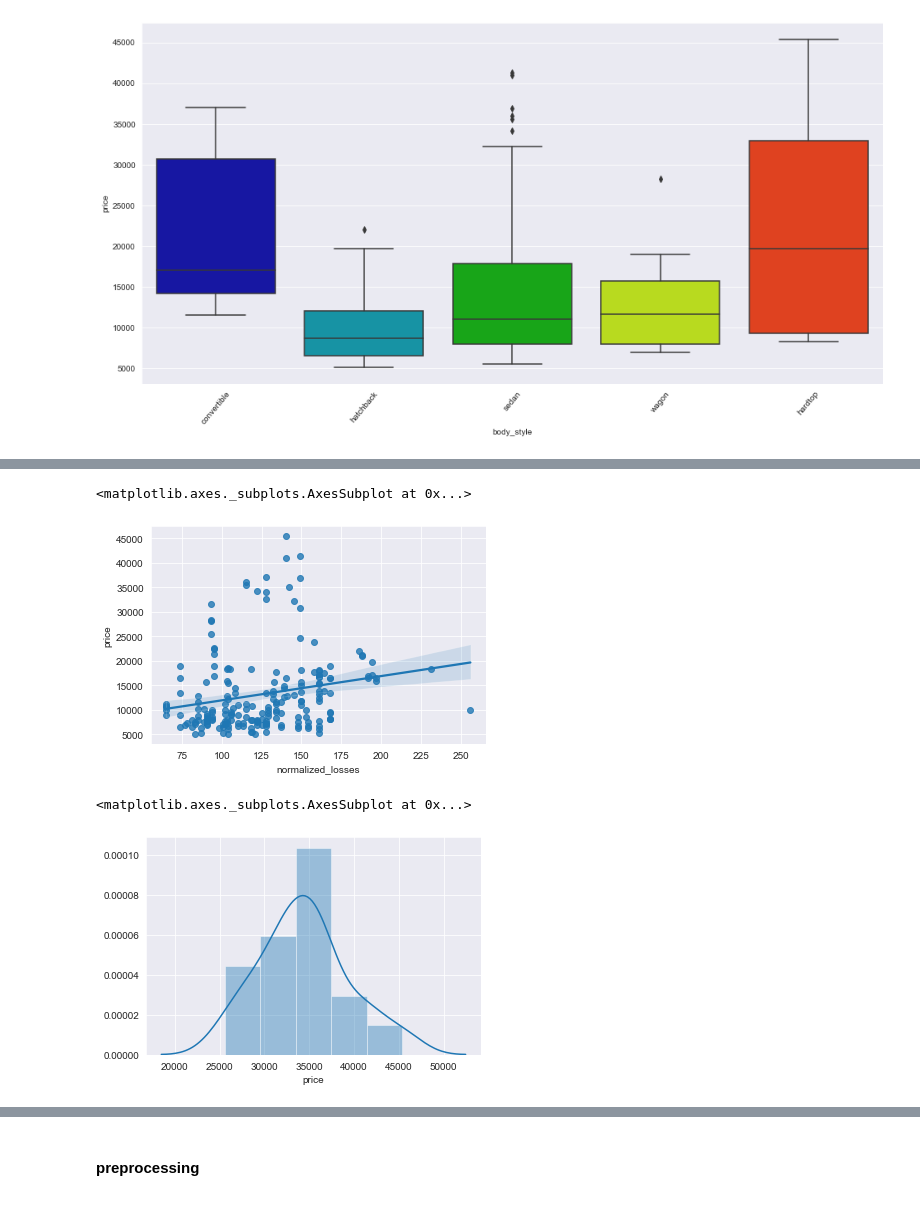
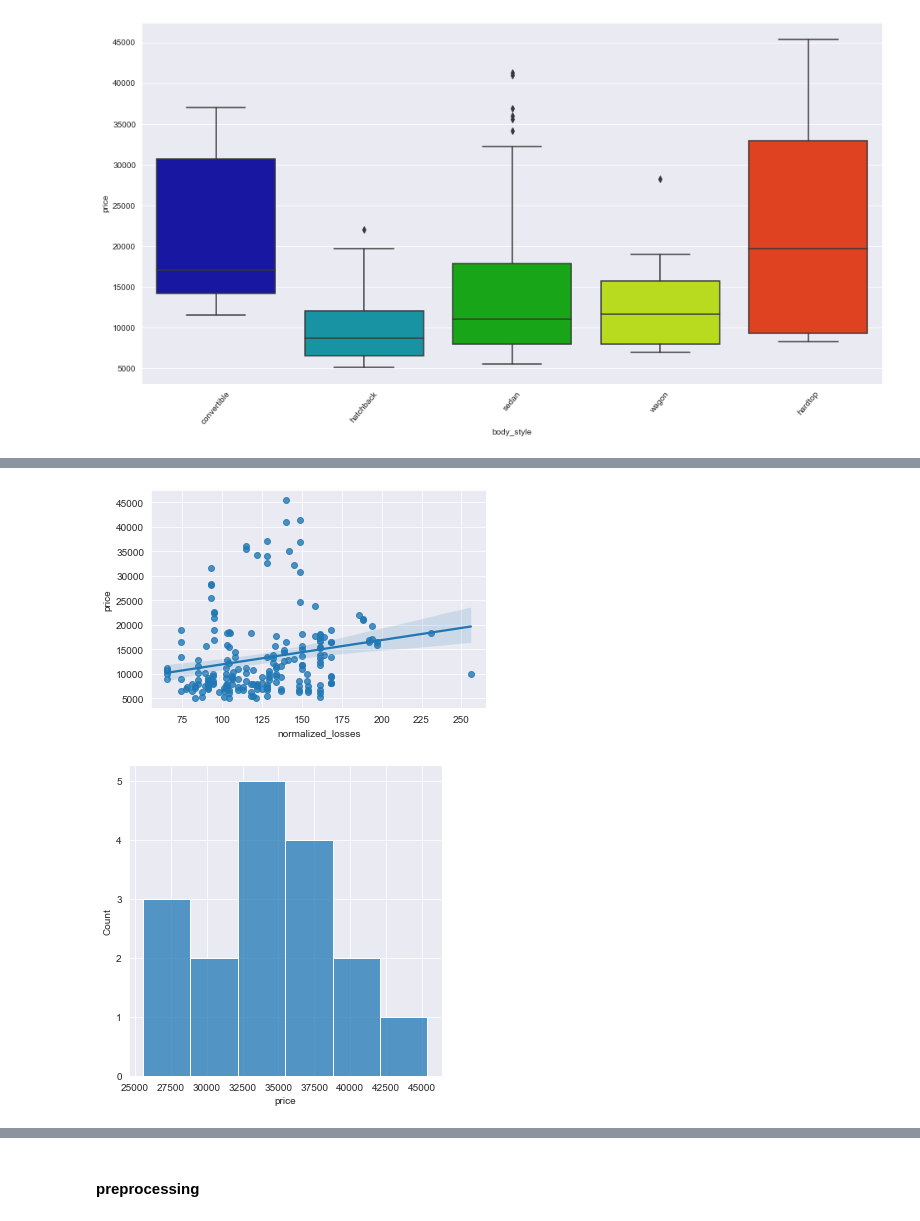
Before and after one commit to Phoenix-D11/Phoenix-D11, a Jupyter notebook: Automobile dataset price prediction.ipynb, the cells around one changed output, grey strips where cells are left out. Cells and saved outputs as stored; diff of their text form; code cells hidden in the pictures.

```diff
--- a/Automobile dataset price prediction.ipynb
+++ b/Automobile dataset price prediction.ipynb
@@ -16,7 +17,8 @@ from sklearn.metrics import mean_absolute_error
 
 sns.set_style("darkgrid")
 # %%
-df_auto = pd.read_csv("../CSV files/Automobile.csv")
+# Reading in the data
+df_auto = pd.read_csv("Automobile.csv")
 df_auto.head().transpose()
 # %% [output]
 |  | 0 | 1 | 2 | 3 | 4 |
@@ -216,11 +217,12 @@ sns.regplot(x = "horsepower", y = "price", data = df_auto, color = "purple")
 # %%
 sns.regplot(x= "normalized_losses", y = "price", data =df_auto)
+plt.show()
 # %% [output]
-<matplotlib.axes._subplots.AxesSubplot at 0x...>
-[figure, old version]
+[figure, new version]
 # %%
+# A look at price distribution above 25000
 df4 = df_auto.loc[(df_auto["price"]> 25000)]
-sns.distplot(df4.price)
+sns.displot(df4.price)
+plt.show()
 # %% [output]
-<matplotlib.axes._subplots.AxesSubplot at 0x...>
-[figure, old version]
+[figure, new version]
```
Also changed, not shown: parts of 51 cells of this notebook.
